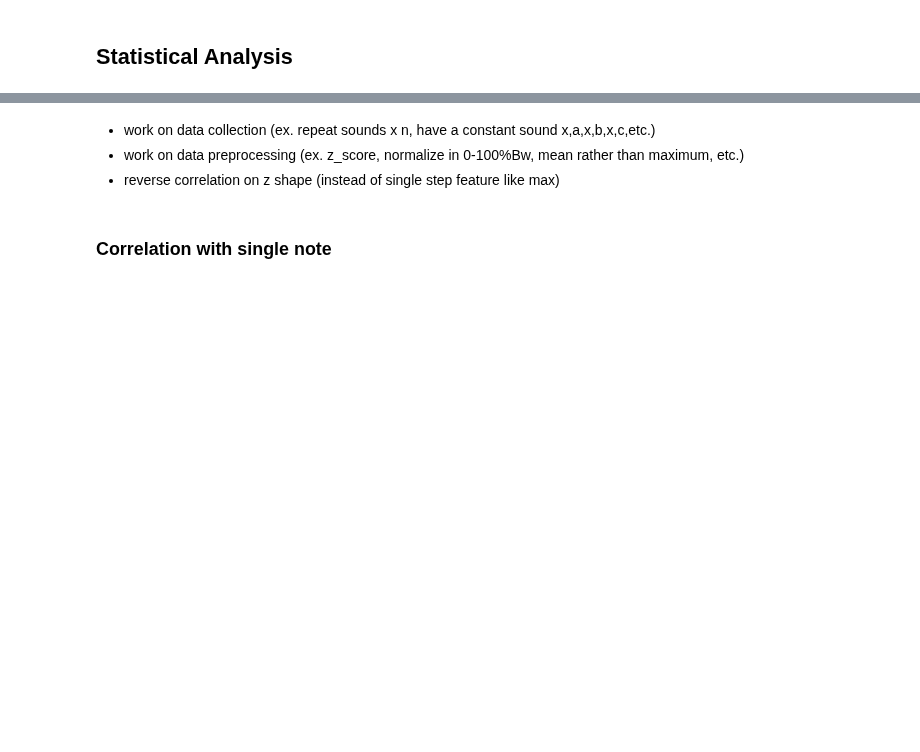
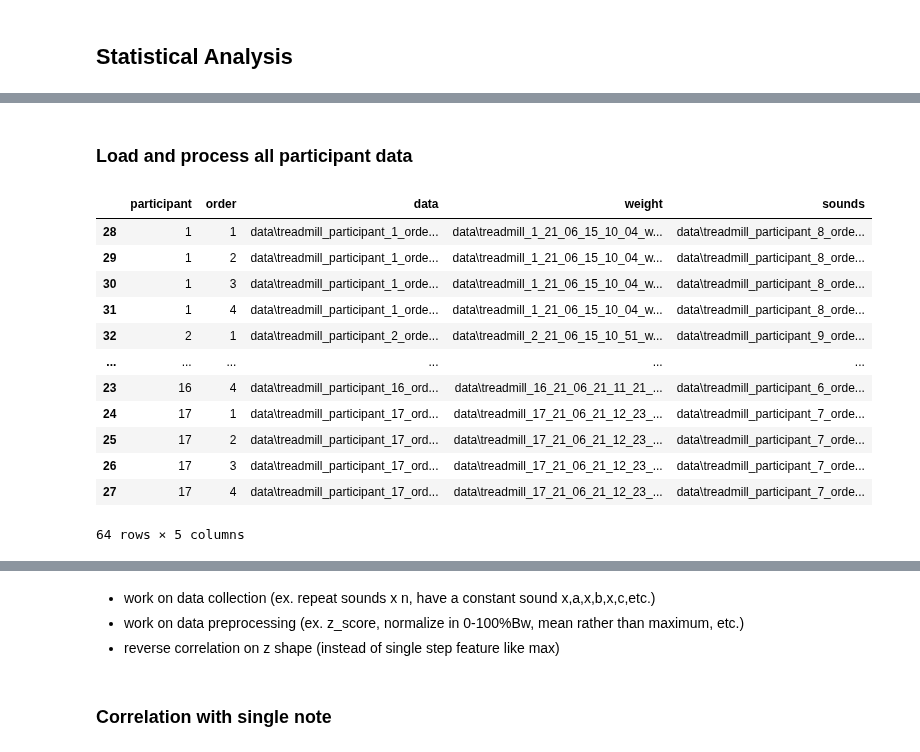
Before and after one commit to creamlab/treadmill, a Jupyter notebook: analysis/analysis.ipynb, the cells around one changed output, grey strips where cells are left out. Cells and saved outputs as stored; diff of their text form; code cells hidden in the pictures; blank space fills up the shorter version.

```diff
--- a/analysis/analysis.ipynb
+++ b/analysis/analysis.ipynb
@@ -178,12 +112,0 @@ Step data is a lot easier to segment on z_left and z_right than  x,y. \
-# %%
-dims= ['z_left','z_right', 'x_left','x_right', 'y_left','y_right']
-fig = plt.figure(figsize=(20,2*len(dims)))
-for index, dim in enumerate(dims):
-    ax = fig.add_subplot(len(dims),1,index+1)
-    plt.plot(step_data_1['time']/1000,step_data_1[dim])
-    #plt.plot(step_data_1['time']/1000,step_data_1[dim])
-
-    plt.title(dim)
-    for id,row in sound_data_1.iterrows():
-        plt.plot([row.time,row.time],[step_data_1[dim].min(),step_data_1[dim].max()],'k:')
-    plt.xlim([1100,1120])
@@ -1019,0 +805,66 @@ Name: z_max_percentage, dtype: float64
+# %% [markdown]
+### Load and process all participant data
+# %%
+#extract and sort files according to type
+
+weight_files = glob.glob('data/*weight.csv')
+data_files = glob.glob('data/*data.csv')
+sound_files = glob.glob('data/*sound.csv')
+
+
+#get file caracterisqtics through a name split
+
+weight_carac_list = []
+data_carac_list = []
+sound_carac_list = []
+
+for weight_file in weight_files :
+    weight_carac_list.append(weight_file.split('_') + [weight_file])
+
+for data_file in data_files :
+    data_carac_list.append(data_file.split('_') + [data_file])
+
+for sound_file in sound_files :
+    sound_carac_list.append(sound_file.split('_') + [sound_file])
+
+
+#construction of the global dataframe and association of files with the same participant
+
+participants = list(df.participant)
+orders = list(df.order)
+sounds = []
+
+df = pd.DataFrame()
+df['participant'] = [data_carac_list[length][2] for length in range (len(data_carac_list))]
+df.participant = df.participant.apply(pd.to_numeric)
+df['order'] = [data_carac_list[length][4] for length in range (len(data_carac_list))]
+df.order = df.order.apply(pd.to_numeric)
+df['data'] = [data_carac_list[length][-1] for length in range (len(data_carac_list))]
+
+for weight_carac_lists in weight_carac_list:
+    df.loc[df.participant==int(weight_carac_lists[1]),'weight'] = weight_carac_lists[-1]
+
+for index in range (len(df.participant)):
+    for sound_carac_lists in sound_carac_list :
+        if int(sound_carac_lists[2])==participants[index] and int(sound_carac_lists[4])==orders[index]:
+            sounds.append(sound_carac_lists[-1])
+
+df['sounds']=sounds
+
+#sorting of dataframe through participant and playing order
+df=df.sort_values(['participant','order'])
+df
+# %% [output]
+|  | participant | order | data | weight | sounds |
+| 28 | 1 | 1 | data\treadmill_participant_1_orde... | data\treadmill_1_21_06_15_10_04_w... | data\treadmill_participant_8_orde... |
+| 29 | 1 | 2 | data\treadmill_participant_1_orde... | data\treadmill_1_21_06_15_10_04_w... | data\treadmill_participant_8_orde... |
+| 30 | 1 | 3 | data\treadmill_participant_1_orde... | data\treadmill_1_21_06_15_10_04_w... | data\treadmill_participant_8_orde... |
+| 31 | 1 | 4 | data\treadmill_participant_1_orde... | data\treadmill_1_21_06_15_10_04_w... | data\treadmill_participant_8_orde... |
+| 32 | 2 | 1 | data\treadmill_participant_2_orde... | data\treadmill_2_21_06_15_10_51_w... | data\treadmill_participant_9_orde... |
+| ... | ... | ... | ... | ... | ... |
+| 23 | 16 | 4 | data\treadmill_participant_16_ord... | data\treadmill_16_21_06_21_11_21_... | data\treadmill_participant_6_orde... |
+| 24 | 17 | 1 | data\treadmill_participant_17_ord... | data\treadmill_17_21_06_21_12_23_... | data\treadmill_participant_7_orde... |
+| 25 | 17 | 2 | data\treadmill_participant_17_ord... | data\treadmill_17_21_06_21_12_23_... | data\treadmill_participant_7_orde... |
+| 26 | 17 | 3 | data\treadmill_participant_17_ord... | data\treadmill_17_21_06_21_12_23_... | data\treadmill_participant_7_orde... |
+| 27 | 17 | 4 | data\treadmill_participant_17_ord... | data\treadmill_17_21_06_21_12_23_... | data\treadmill_participant_7_orde... |
+64 rows × 5 columns
```
Also changed, not shown: parts of 58 cells of this notebook, 3 other files.
